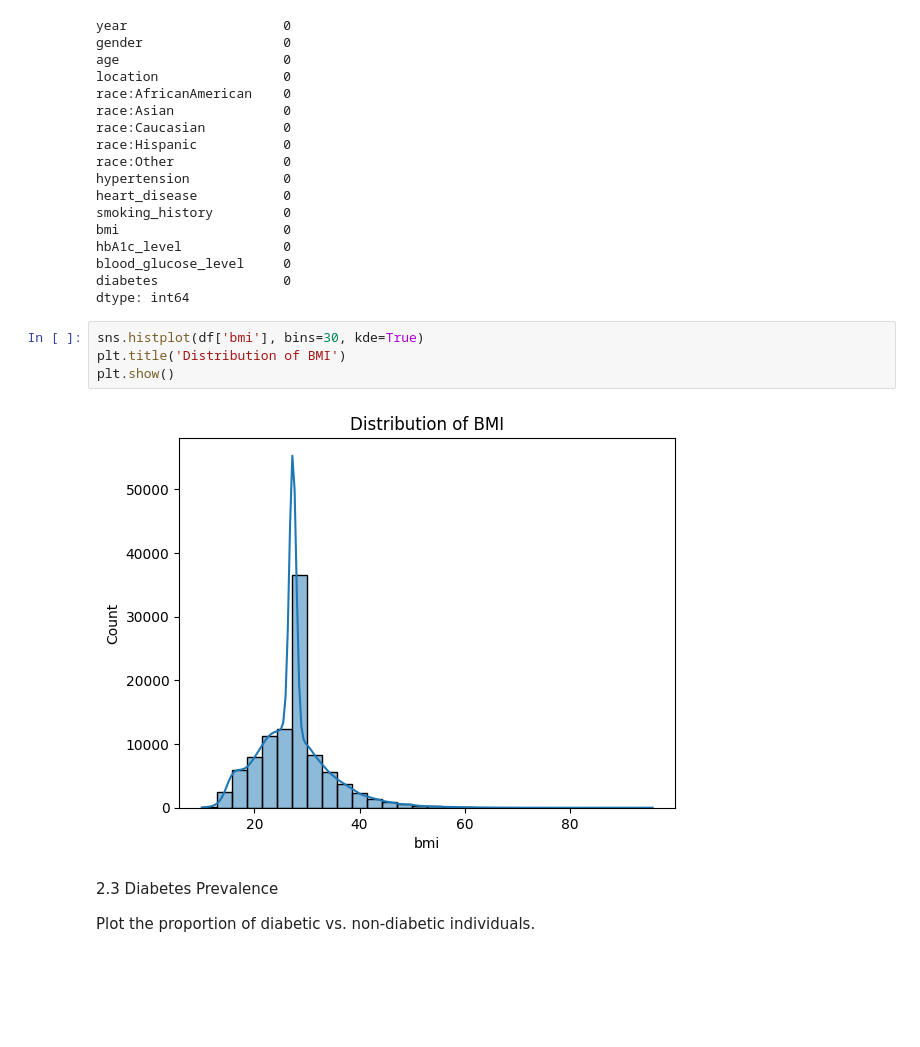
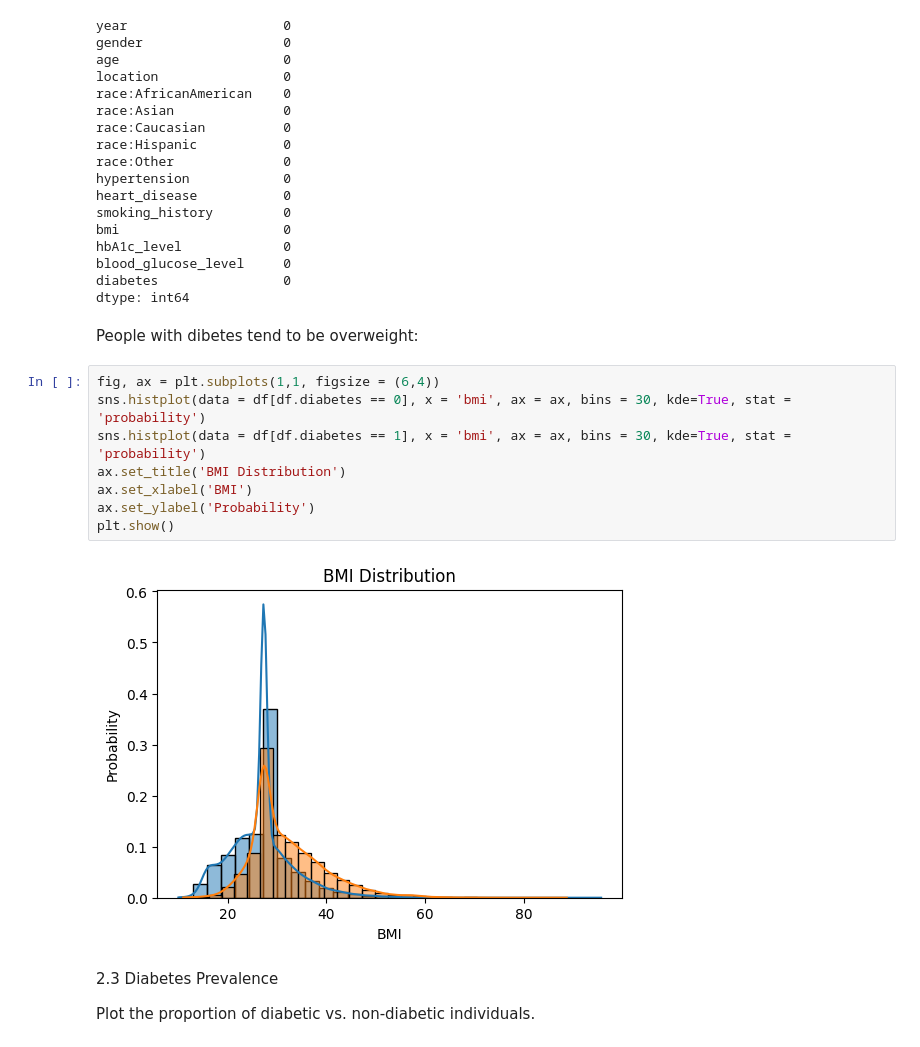
Before and after one commit to Barryjuait/Barryjuait, a Jupyter notebook: Personal Projects/Clinical_Data_on_Diabetes.ipynb, the cells around one changed output. Saved outputs shown, nothing was run; the diff lists cells and outputs as text; blank space fills up the shorter version.

```diff
--- a/Personal Projects/Clinical_Data_on_Diabetes.ipynb
+++ b/Personal Projects/Clinical_Data_on_Diabetes.ipynb
@@ -64,12 +64,18 @@ hbA1c_level             0
 blood_glucose_level     0
 diabetes                0
 dtype: int64
-# %%
-sns.histplot(df['bmi'], bins=30, kde=True)
-plt.title('Distribution of BMI')
-plt.show()
-# %% [output]
-[figure, removed]
+# %% [markdown]
+People with dibetes tend to be overweight:
+# %%
+fig, ax = plt.subplots(1,1, figsize = (6,4))
+sns.histplot(data = df[df.diabetes == 0], x = 'bmi', ax = ax, bins = 30, kde=True, stat = 'probability')
+sns.histplot(data = df[df.diabetes == 1], x = 'bmi', ax = ax, bins = 30, kde=True, stat = 'probability')
+ax.set_title('BMI Distribution')
+ax.set_xlabel('BMI')
+ax.set_ylabel('Probability')
+plt.show()
+# %% [output]
+[figure, added]
 # %% [markdown]
 2.3 Diabetes Prevalence
 
```
Also changed, not shown: parts of 7 cells of this notebook.
